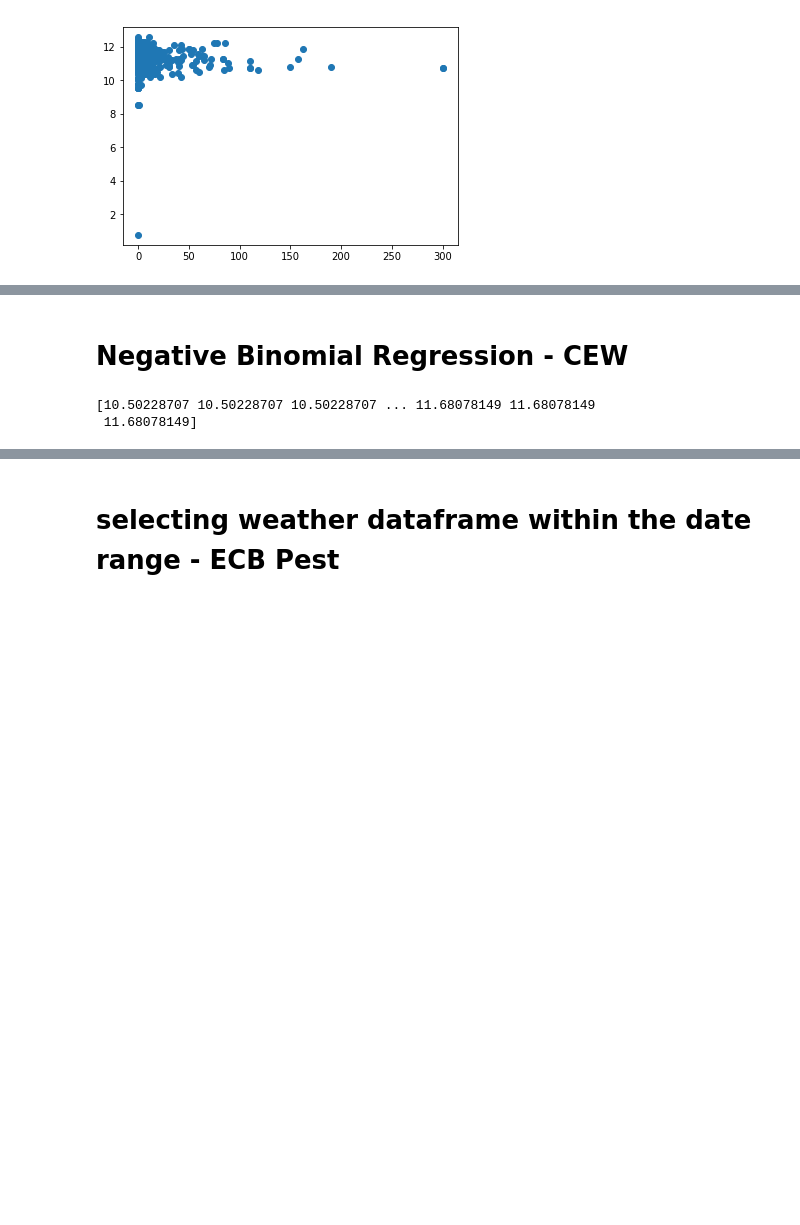
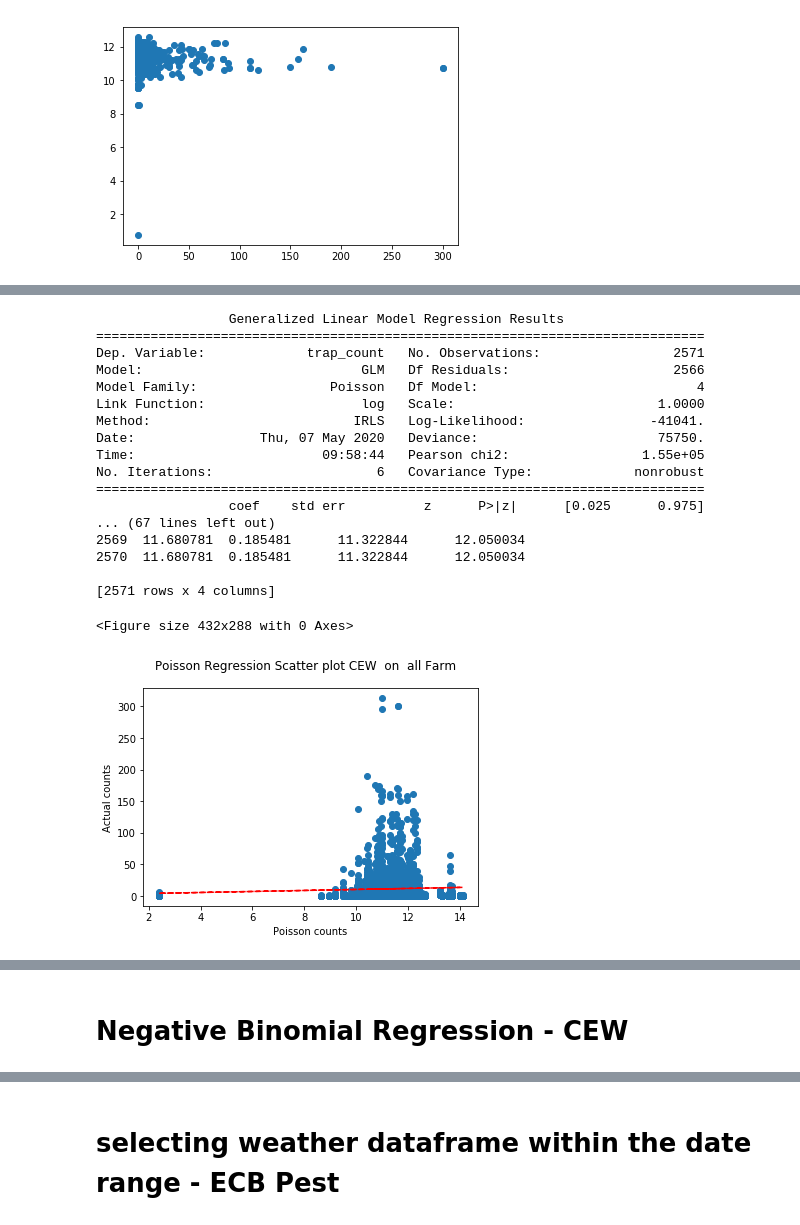
Before and after one commit to ramgautam06/CS898-Masters-Project, a Jupyter notebook: RamGautam_Project.ipynb, the cells around one changed output, grey strips where cells are left out. Cells and saved outputs as stored; diff of their text form; code cells hidden in the pictures; blank space fills up the shorter version.

```diff
--- a/RamGautam_Project.ipynb
+++ b/RamGautam_Project.ipynb
@@ -108,7 +108,11 @@ def Poisson_Regression(df_Poisson_Regression, pest, farm):
     plt.show()
 
     #assigning the poission count here --
-    df_Poisson_Regression['poisson_count_farm'] = poisson_count
+    farm = farm.strip()
+    if farm == "all":
+        df_Poisson_Regression['poisson_count'] = poisson_count
+    else:
+        df_Poisson_Regression['poisson_count_farm'] = poisson_count
 
     return df_Poisson_Regression
 # %% [markdown]
@@ -738 +712,23 @@ plt.show()
+# %%
+df_CEW_final = Poisson_Regression(df_CEW_final," CEW ", " all ")
+# %% [output]
+                 Generalized Linear Model Regression Results
+==============================================================================
+Dep. Variable:             trap_count   No. Observations:                 2571
+Model:                            GLM   Df Residuals:                     2566
+Model Family:                 Poisson   Df Model:                            4
+Link Function:                    log   Scale:                          1.0000
+Method:                          IRLS   Log-Likelihood:                -41041.
+Date:                Thu, 07 May 2020   Deviance:                       75750.
+Time:                        09:58:44   Pearson chi2:                 1.55e+05
+No. Iterations:                     6   Covariance Type:             nonrobust
+==============================================================================
+                 coef    std err          z      P>|z|      [0.025      0.975]
+... (67 lines left out)
+2569  11.680781  0.185481      11.322844      12.050034
+2570  11.680781  0.185481      11.322844      12.050034
+
+[2571 rows x 4 columns]
+<Figure size 432x288 with 0 Axes>
+[figure, added]
 # %%
@@ -753,9 +749,6 @@ df_CEW_final.to_csv("CEW_predicted_count.csv", index = False, sep = ',')
 # Negative Binomial Regression - CEW
 # %%
 #print out the fitted rate vector
-print(poisson_training_results.mu)
+#print(poisson_training_results.mu)
-# %% [output]
-[10.50228707 10.50228707 10.50228707 ... 11.68078149 11.68078149
- 11.68078149]
 # %%
 #Add the λ vector as a new column called 'LAMBDA' to the Data Frame of the training data set
```
Also changed, not shown: parts of 79 cells of this notebook.
